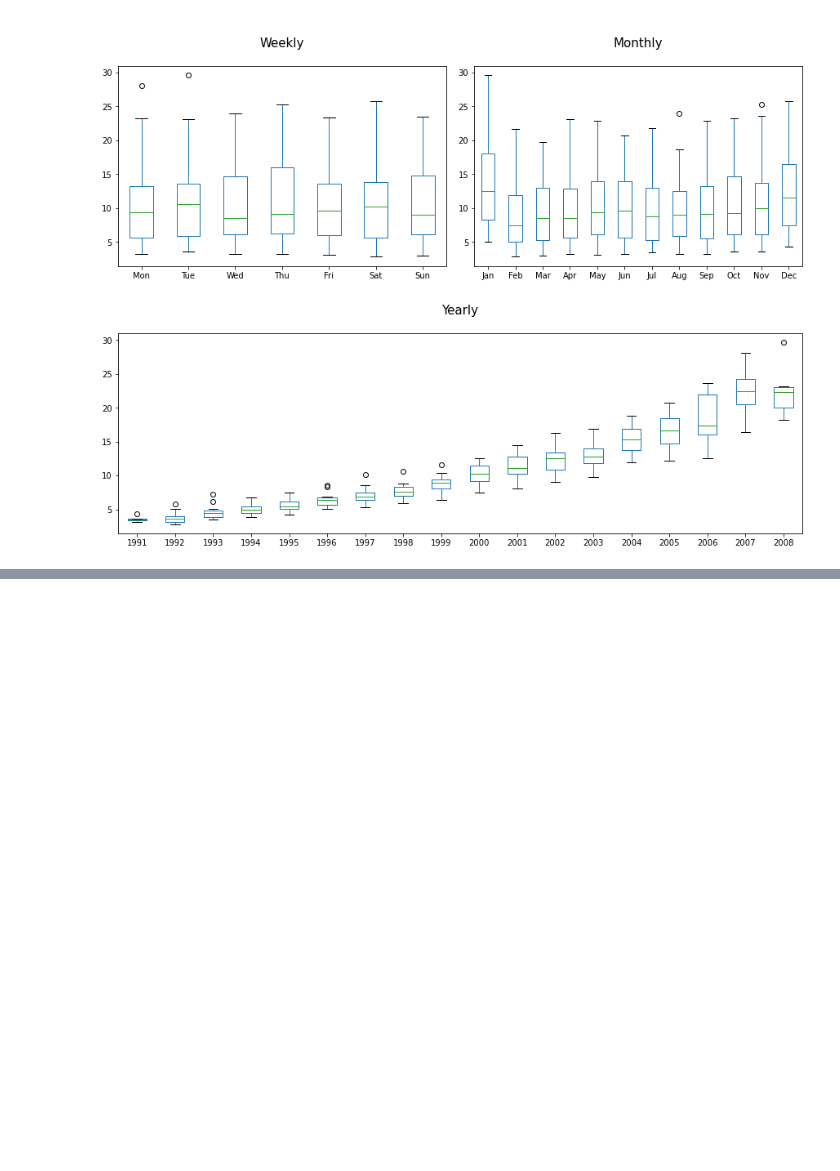
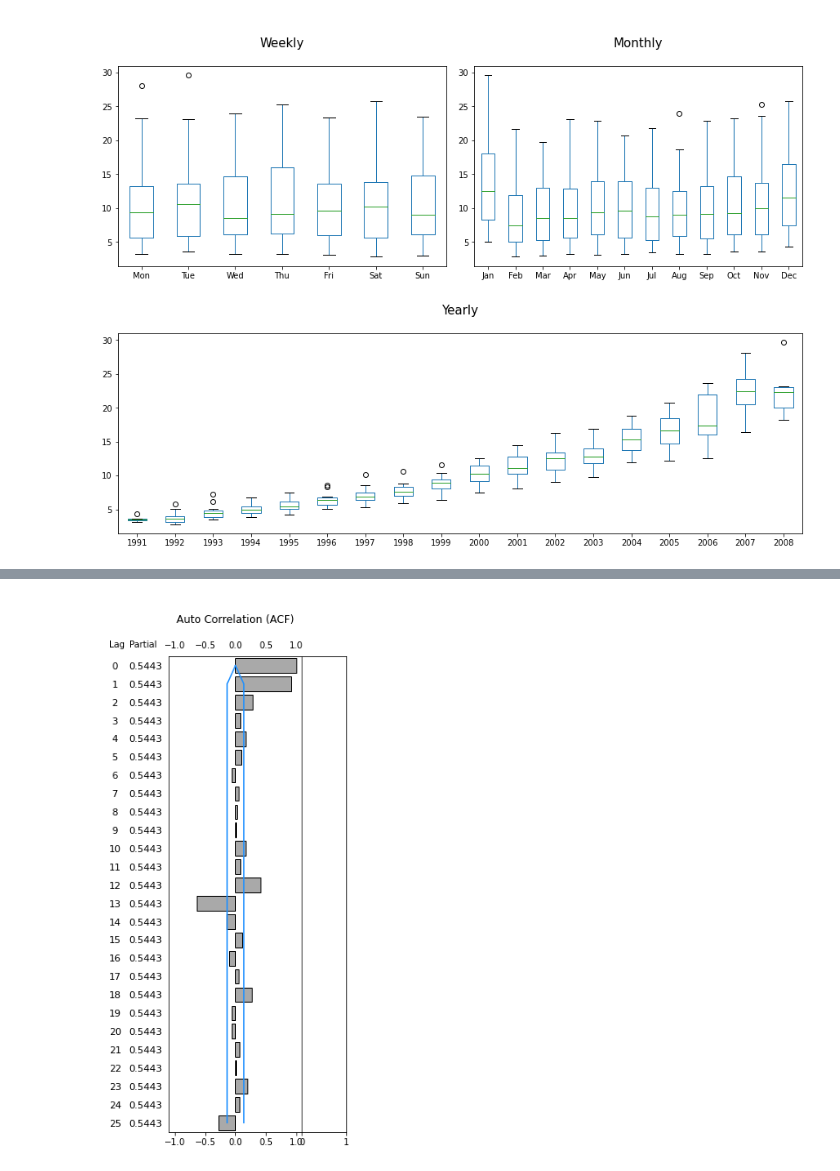
Before and after one commit to AaronNHorvitz/WanderingGoose, a Jupyter notebook: Sandbox/Time Series EDA.ipynb, the cells around one changed output, grey strips where cells are left out. Cells and saved outputs as stored; diff of their text form; code cells hidden in the pictures; blank space fills up the shorter version.

```diff
--- a/Sandbox/Time Series EDA.ipynb
+++ b/Sandbox/Time Series EDA.ipynb
@@ -262,0 +313,11 @@ diagnostic_vals
+# %%
+for lag_val, acf_val in zip(lags, acf_vals):
+    acf_text = str(acf_val.item())[0:6]
+    lag_text = str(lag_val.item())[0:2]
+    lag_text = ' {}'.format(lag_text) if len(lag_text) == 1 else lag_text
+    acf_text = '1.0000' if acf_text == '1.0' else acf_text
+    ax.text(1.2, lag_val+0.2, lag_text)
+    ax.text(1.5, lag_val+0.2, acf_text)
+
+ax.text(1.2, -0.75, 'Lag')
+ax.text(1.5, -0.75, "Auto Correlation")
@@ -262,0 +443,52 @@ diagnostic_vals
+# %%
+# Defaults
+figsize = (5,10)
+solo_plot = True
+
+# Obtain PACF vals
+n_lags = 25 if len(df.y) >= 25 else len(df.y)
+pacf_vals, pacf_intervals = pacf(df.y,nlags=n_lags,alpha=0.05)
+pacf_lower = pacf_intervals[:,0]-pacf_vals
+pacf_upper = pacf_intervals[:,1]-pacf_vals
+lags = np.arange(0,n_lags+1, 1)
+
+
+# Create side by side figures
+fig, (ax1, ax2, ax3) = plt.subplots(1, 3, sharey=True, figsize = figsize,
+                               gridspec_kw={'width_ratios': [1.5, 3, 1]})
+fig.subplots_adjust(wspace=0) # remove vertical space between axes
+
+# Build Text For PACF Plot
+for lag_val, pacf_val in zip(lags, pacf_vals):
+    pacf_text = str(pacf_val.item())[0:6]
+    lag_text = str(lag_val.item())[0:2]
+    lag_text = ' {}'.format(lag_text) if len(lag_text) == 1 else lag_text
+    pacf_text = '1.0000' if pacf_text == '1.0' else pacf_text
+
+    ax1.text(0.1, lag_val+0.2, lag_text, fontsize=11)
+    ax1.text(0.4, lag_val+0.2, acf_text, fontsize=11)
+
+ax1.text(0.1, -1.0, 'Lag')
+ax1.text(0.4, -1.0, "Partial")
+ax1.tick_params(labelbottom=False,labeltop=False)
+ax1.set_yticks([])
+ax1.set_xticks([])
+ax1.set_axis_off()
+
+# Build ACF Plot
+ax2.barh(lags, pacf_vals, align='center', color='darkgrey',edgecolor='black')
+ax2.plot(pacf_lower, lags, color='dodgerblue')
+ax2.plot(pacf_upper, lags, color='dodgerblue')
+ax2.set_title('\nAuto Correlation (ACF)\n')
+
+ax2.set_xlim(-1.1,1.1)
+ax2.set_ylim(-0.5, n_lags+0.5)
+
+ax2.tick_params(labelbottom=True,labeltop=True)
+ax2.set_yticks([])
+ax2.invert_yaxis()
+
+plt.show()
+plt.close()
+# %% [output]
+[figure, added]
```
Also changed, not shown: parts of 20 cells of this notebook.
